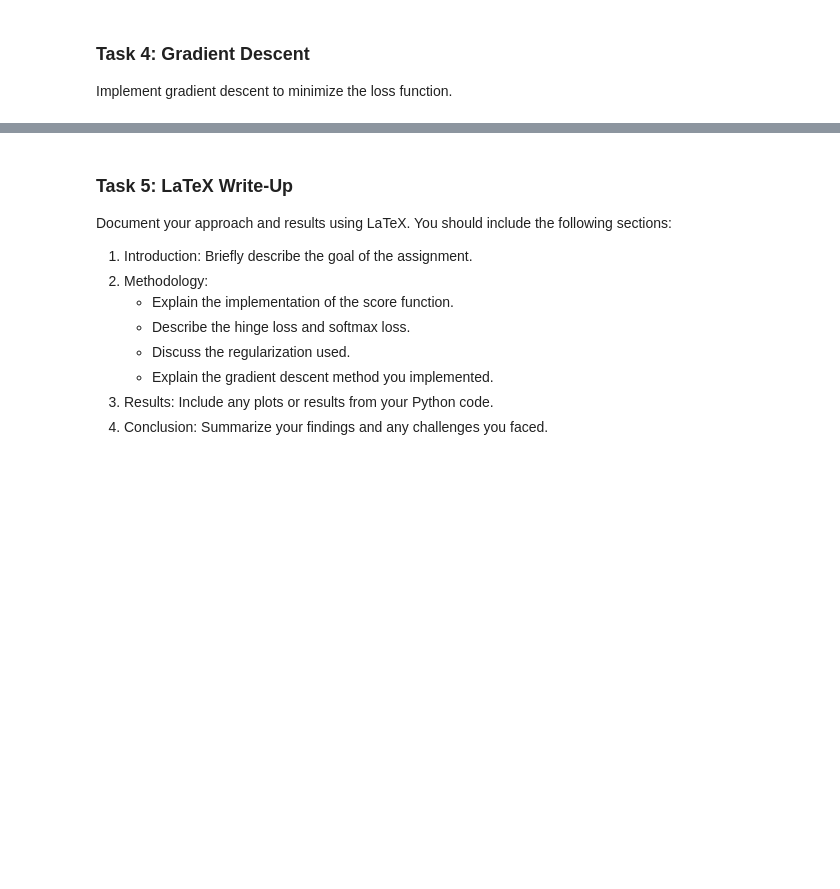
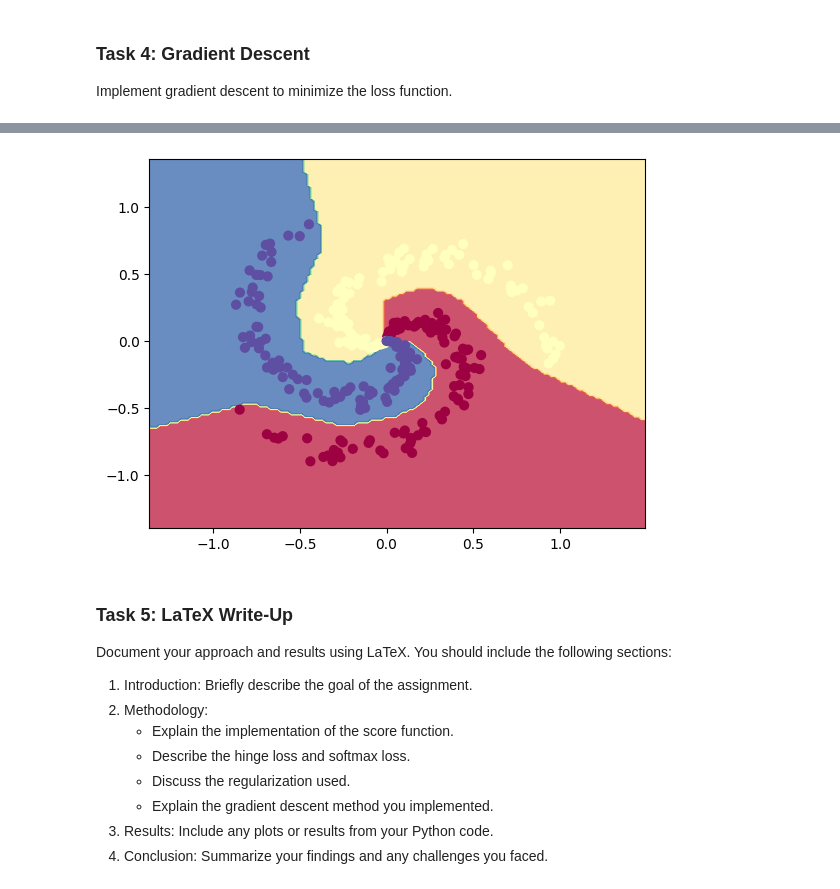
Before and after one commit to econdojo-class/problem-set-2-Abhishekvelusam, a Jupyter notebook: ps2.ipynb, the cells around one changed output, grey strips where cells are left out. Saved outputs shown, nothing was run; the diff lists cells and outputs as text; code cells hidden in the pictures; blank space fills up the shorter version.

```diff
--- a/ps2.ipynb
+++ b/ps2.ipynb
@@ -120,0 +94,78 @@ plt.show()
+# %%
+# Type your code here
+
+import numpy as np
+import matplotlib.pyplot as plt
+import torch
+import torch.nn as nn
+import torch.optim as optim
+
+# Generate spiral dataset
+N = 100  # number of points per class
+D = 2    # dimensionality
+K = 3    # number of classes
+X = np.zeros((N*K,D))  # data matrix (each row = single example)
+y = np.zeros(N*K, dtype='uint8')  # class labels
+
+for j in range(K):
+    ix = range(N*j, N*(j+1))
+    r = np.linspace(0.0, 1, N)  # radius
+    t = np.linspace(j*4, (j+1)*4, N) + np.random.randn(N)*0.2  # theta
+    X[ix] = np.c_[r*np.sin(t), r*np.cos(t)]
+    y[ix] = j
+
+# Convert data to torch tensors
+X_tensor = torch.tensor(X, dtype=torch.float32)
+y_tensor = torch.tensor(y, dtype=torch.long)
+
+# Define a simple neural network model
+class SimpleNN(nn.Module):
+    def __init__(self, D, h, K):
+        super(SimpleNN, self).__init__()
+        self.fc1 = nn.Linear(D, h)
+        self.relu = nn.ReLU()
+        self.fc2 = nn.Linear(h, K)
+
+    def forward(self, x):
+        x = self.fc1(x)
+        x = self.relu(x)
+        x = self.fc2(x)
+        return x
+
+# Initialize the neural network, loss function, and optimizer
+model = SimpleNN(D=2, h=100, K=3)  # Hidden layer with 100 neurons
+criterion = nn.CrossEntropyLoss()
+optimizer = optim.SGD(model.parameters(), lr=1.0, weight_decay=1e-3)
+
+# Train the neural network
+num_epochs = 5000
+for epoch in range(num_epochs):
+    # Forward pass
+    scores = model(X_tensor)
+    loss = criterion(scores, y_tensor)
+
+    # Backward pass
+    optimizer.zero_grad()
+    loss.backward()
+    optimizer.step()
+
+    if epoch % 500 == 0:
+        print(f'Epoch {epoch}, Loss: {loss.item()}')
+
+# Visualize the decision boundary
+h = 0.02
+x_min, x_max = X[:, 0].min() - 0.5, X[:, 0].max() + 0.5
+y_min, y_max = X[:, 1].min() - 0.5, X[:, 1].max() + 0.5
+xx, yy = np.meshgrid(np.arange(x_min, x_max, h), np.arange(y_min, y_max, h))
+X_grid = np.c_[xx.ravel(), yy.ravel()]
+X_grid_tensor = torch.tensor(X_grid, dtype=torch.float32)
+Z = model(X_grid_tensor)
+_, predicted_labels = torch.max(Z, 1)
+Z = predicted_labels.detach().numpy().reshape(xx.shape)
+
+plt.contourf(xx, yy, Z, cmap=plt.cm.Spectral, alpha=0.8)
+plt.scatter(X[:, 0], X[:, 1], c=y, s=40, cmap=plt.cm.Spectral)
+plt.xlim(xx.min(), xx.max())
+plt.ylim(yy.min(), yy.max())
+plt.show()
+# %% [output]
@@ -121,3 +182,4 @@ plt.show()
+[figure, added]
 # %% [markdown]
 ### Task 5: LaTeX Write-Up
 Document your approach and results using LaTeX. You should include the following sections:
```
Also changed, not shown: parts of 2 cells of this notebook.
